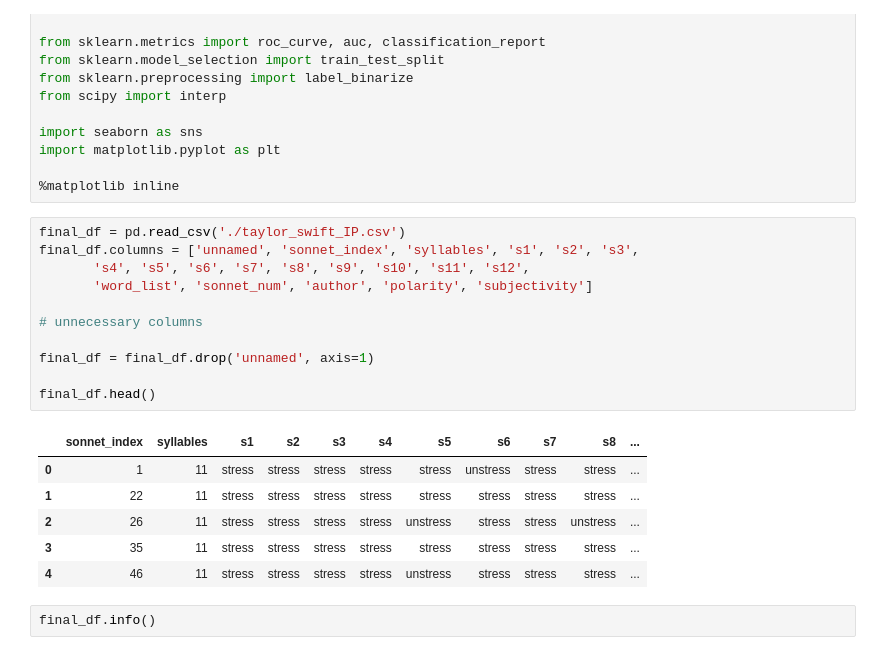
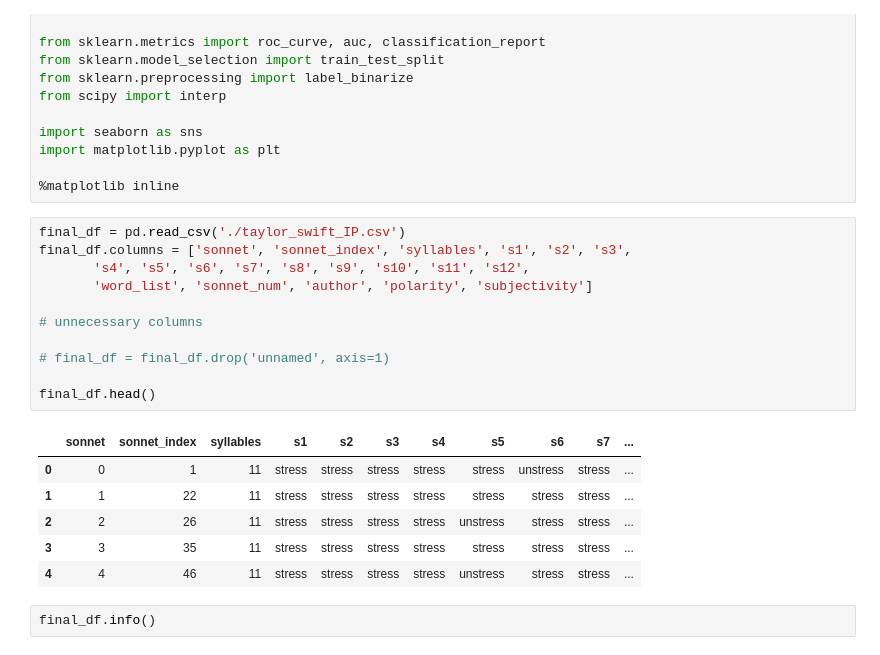
Before and after one commit to amadorschulze92/iambic_songs, a Jupyter notebook: model.ipynb, the cells around one changed output. Saved outputs shown, nothing was run; the diff lists cells and outputs as text.

Commit message:
Change unnamed column to predictor

```diff
--- a/model.ipynb
+++ b/model.ipynb
@@ -19,22 +19,22 @@ import matplotlib.pyplot as plt
 %matplotlib inline
 # %%
 final_df = pd.read_csv('./taylor_swift_IP.csv')
-final_df.columns = ['unnamed', 'sonnet_index', 'syllables', 's1', 's2', 's3',
+final_df.columns = ['sonnet', 'sonnet_index', 'syllables', 's1', 's2', 's3',
        's4', 's5', 's6', 's7', 's8', 's9', 's10', 's11', 's12',
        'word_list', 'sonnet_num', 'author', 'polarity', 'subjectivity']
 
 # unnecessary columns
 
-final_df = final_df.drop('unnamed', axis=1)
+# final_df = final_df.drop('unnamed', axis=1)
 
 final_df.head()
 # %% [output]
-|  | sonnet_index | syllables | s1 | s2 | s3 | s4 | s5 | s6 | s7 | s8 | ... |
-| 0 | 1 | 11 | stress | stress | stress | stress | stress | unstress | stress | stress | ... |
-| 1 | 22 | 11 | stress | stress | stress | stress | stress | stress | stress | stress | ... |
-| 2 | 26 | 11 | stress | stress | stress | stress | unstress | stress | stress | unstress | ... |
-| 3 | 35 | 11 | stress | stress | stress | stress | stress | stress | stress | stress | ... |
-| 4 | 46 | 11 | stress | stress | stress | stress | unstress | stress | stress | stress | ... |
+|  | sonnet | sonnet_index | syllables | s1 | s2 | s3 | s4 | s5 | s6 | s7 | ... |
+| 0 | 0 | 1 | 11 | stress | stress | stress | stress | stress | unstress | stress | ... |
+| 1 | 1 | 22 | 11 | stress | stress | stress | stress | stress | stress | stress | ... |
+| 2 | 2 | 26 | 11 | stress | stress | stress | stress | unstress | stress | stress | ... |
+| 3 | 3 | 35 | 11 | stress | stress | stress | stress | stress | stress | stress | ... |
+| 4 | 4 | 46 | 11 | stress | stress | stress | stress | unstress | stress | stress | ... |
 # %%
 final_df.info()
 # %% [output]
```
Also changed, not shown: parts of 6 cells of this notebook.
